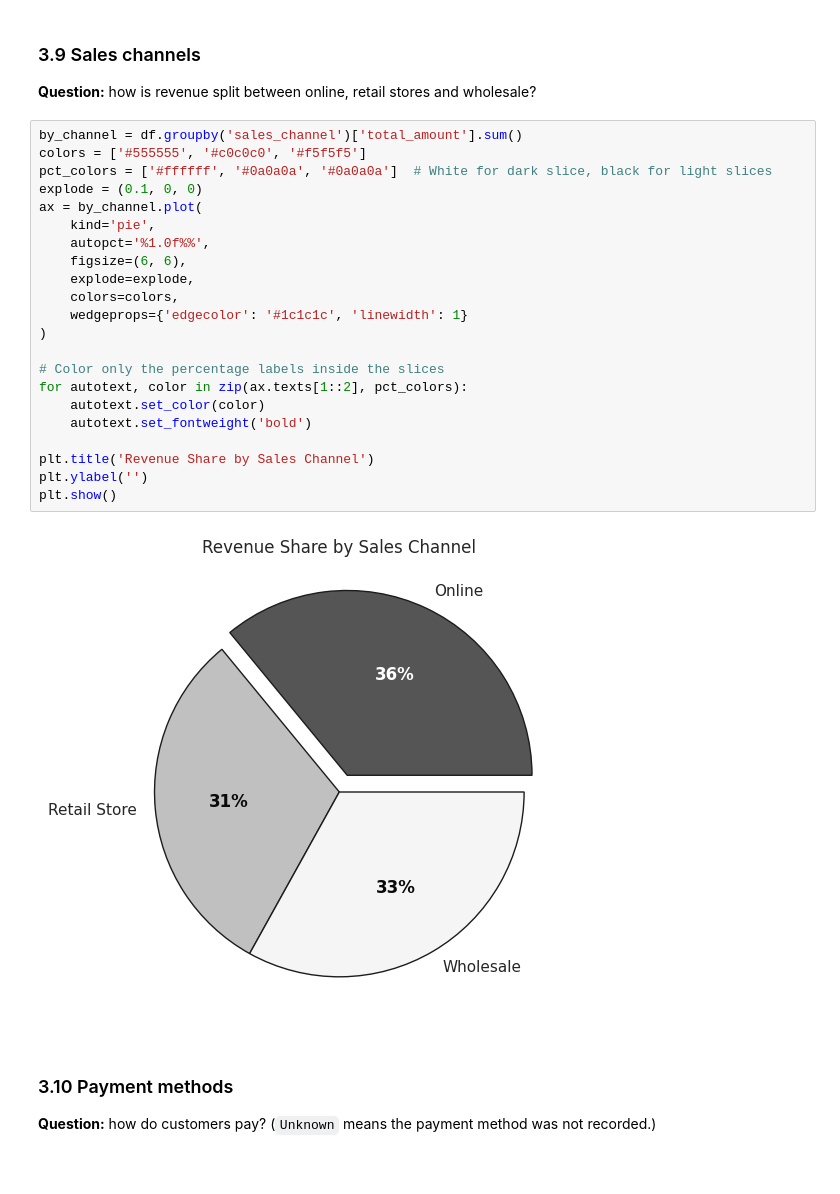
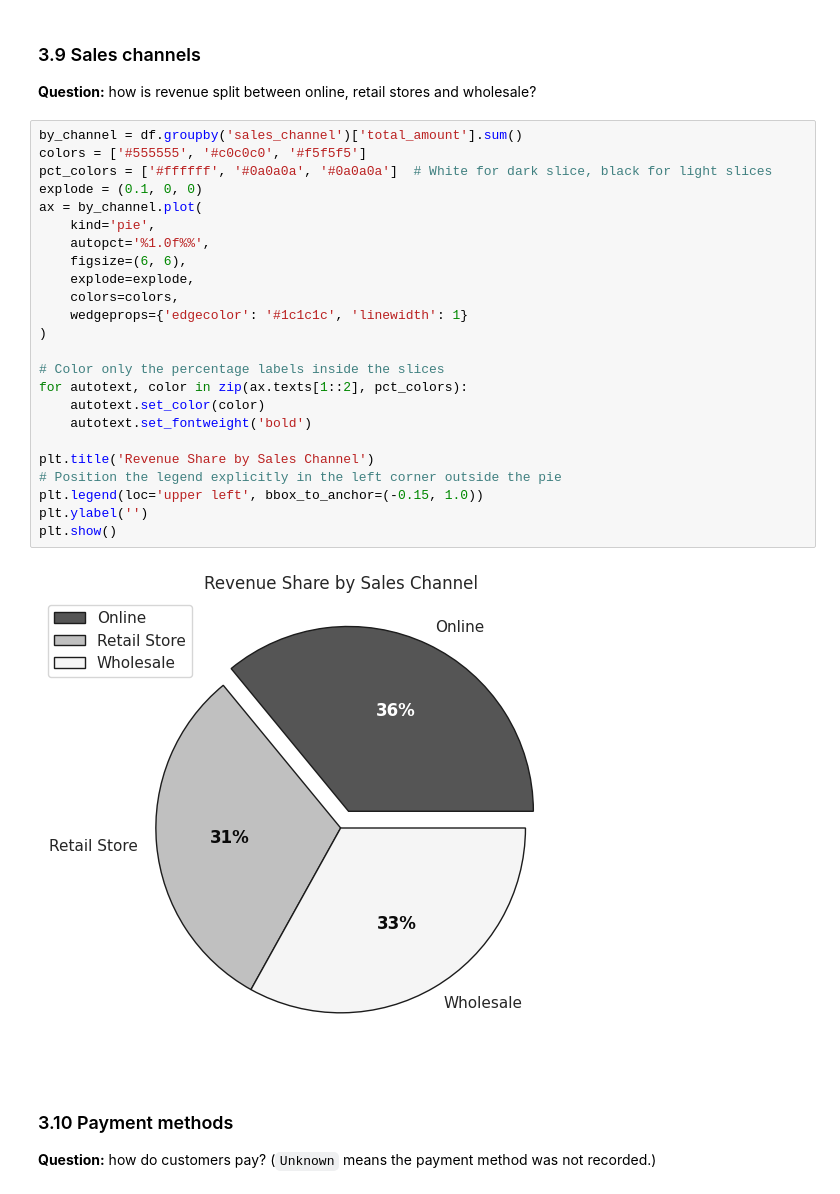
Before and after one commit to bungei53/retail-sales-analysis-kenya, a Jupyter notebook: 01_eda_visualization_simple_(1).ipynb, the cells around one changed output. Drawn from its saved outputs; the diff is of its cells as text.

```diff
--- a/01_eda_visualization_simple_(1).ipynb
+++ b/01_eda_visualization_simple_(1).ipynb
@@ -310,27 +310,29 @@ plt.show()
 # %%
 by_channel = df.groupby('sales_channel')['total_amount'].sum()
 colors = ['#555555', '#c0c0c0', '#f5f5f5']
 pct_colors = ['#ffffff', '#0a0a0a', '#0a0a0a']  # White for dark slice, black for light slices
 explode = (0.1, 0, 0)
 ax = by_channel.plot(
     kind='pie',
     autopct='%1.0f%%',
     figsize=(6, 6),
     explode=explode,
     colors=colors,
     wedgeprops={'edgecolor': '#1c1c1c', 'linewidth': 1}
 )
 
 # Color only the percentage labels inside the slices
 for autotext, color in zip(ax.texts[1::2], pct_colors):
     autotext.set_color(color)
     autotext.set_fontweight('bold')
 
 plt.title('Revenue Share by Sales Channel')
+# Position the legend explicitly in the left corner outside the pie
+plt.legend(loc='upper left', bbox_to_anchor=(-0.15, 1.0))
 plt.ylabel('')
 plt.show()
 # %% [output]
-[figure, old version]
+[figure, new version]
 # %% [markdown]
 ### 3.10 Payment methods
 **Question:** how do customers pay? (`Unknown` means the payment method was not recorded.)
```
